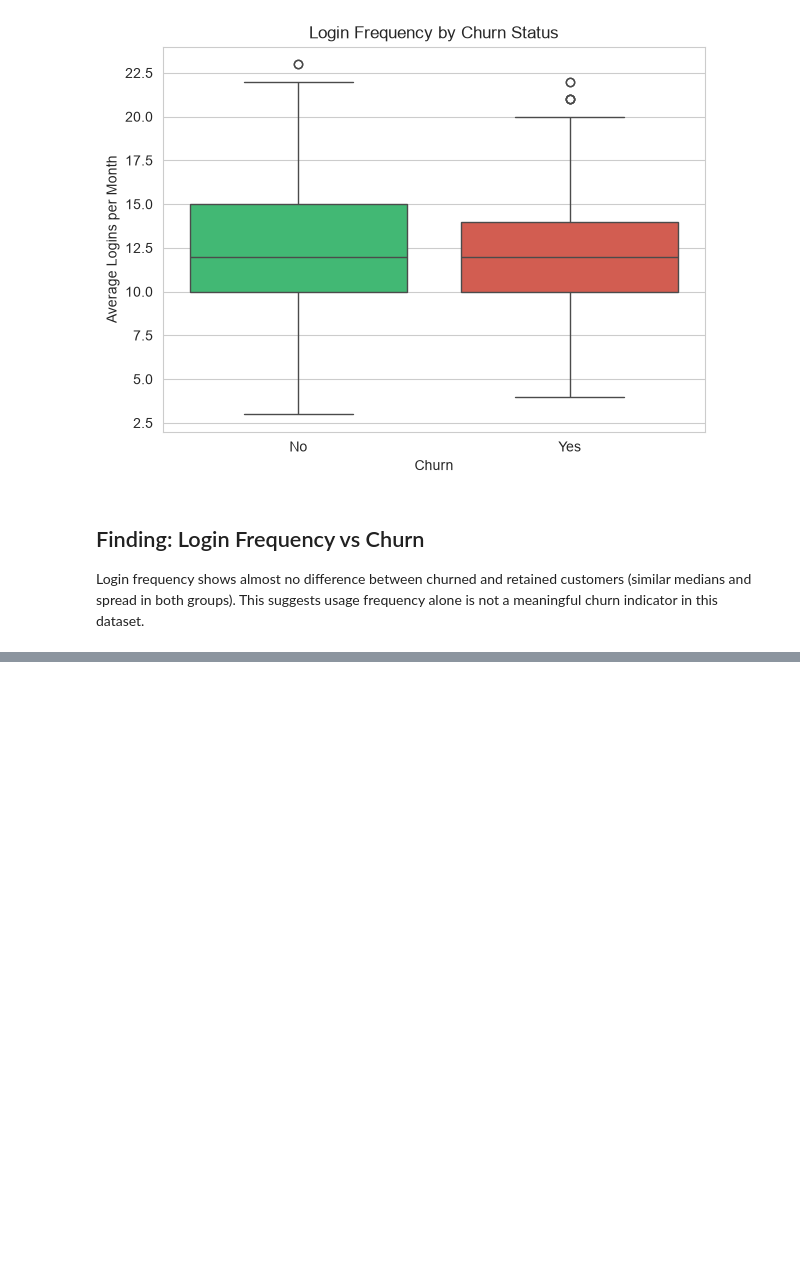
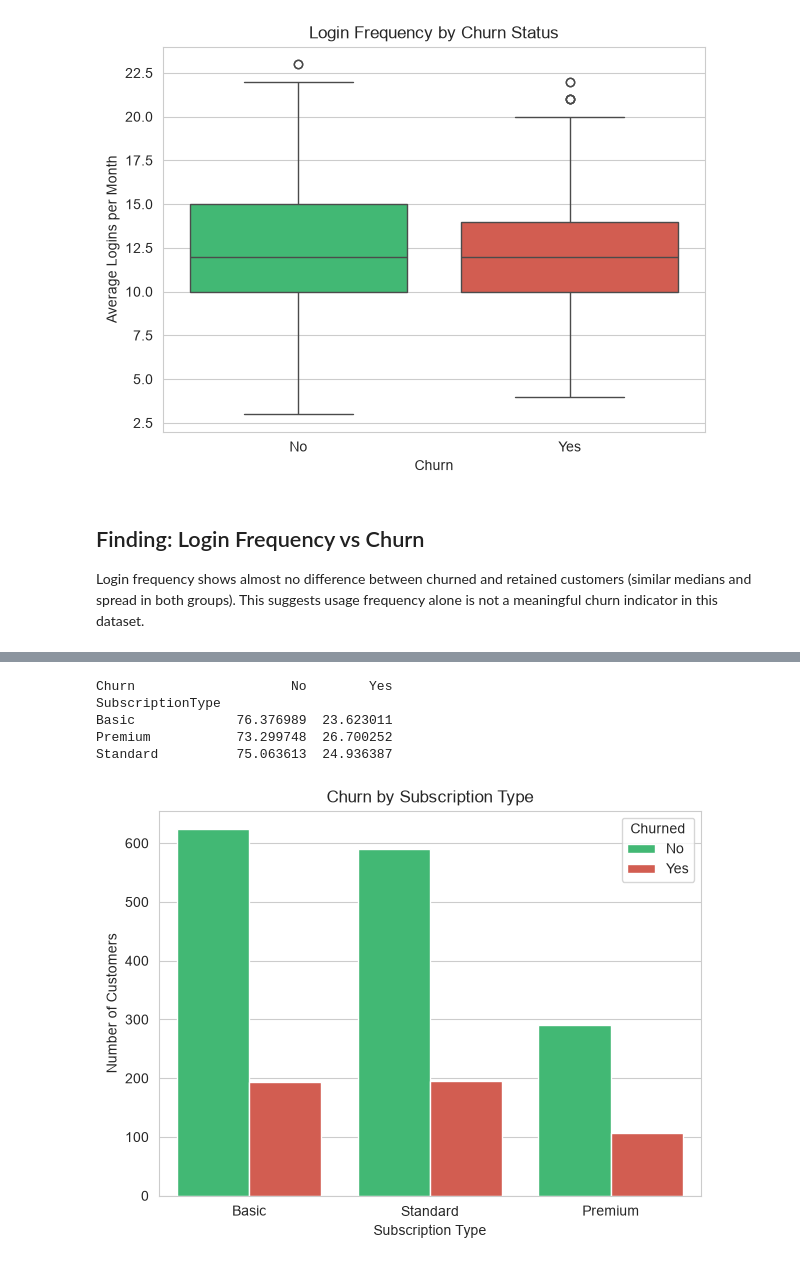
Before and after one commit to niharkanta4444-nkp/customer-churn-analysis, a Jupyter notebook: python/01_explore_data.ipynb, the cells around one changed output, grey strips where cells are left out. Saved outputs shown, nothing was run; the diff lists cells and outputs as text; code cells hidden in the pictures; blank space fills up the shorter version.

```diff
--- a/python/01_explore_data.ipynb
+++ b/python/01_explore_data.ipynb
@@ -267,0 +304,21 @@ usage frequency alone is not a meaningful churn indicator in this dataset.
+# %%
+subscription_churn = df.groupby('SubscriptionType')['Churn'].value_counts(normalize=True).unstack() * 100
+print(subscription_churn)
+# %% [output]
+Churn                    No        Yes
+SubscriptionType
+Basic             76.376989  23.623011
+Premium           73.299748  26.700252
+Standard          75.063613  24.936387
+# %%
+plt.figure(figsize=(7,5))
+sns.countplot(data=df, x='SubscriptionType', hue='Churn',
+              order=['Basic', 'Standard', 'Premium'],
+              palette=['#2ecc71', '#e74c3c'])
+plt.title('Churn by Subscription Type')
+plt.xlabel('Subscription Type')
+plt.ylabel('Number of Customers')
+plt.legend(title='Churned')
+plt.show()
+# %% [output]
+[figure, added]
```
Also changed, not shown: parts of 8 cells of this notebook.
